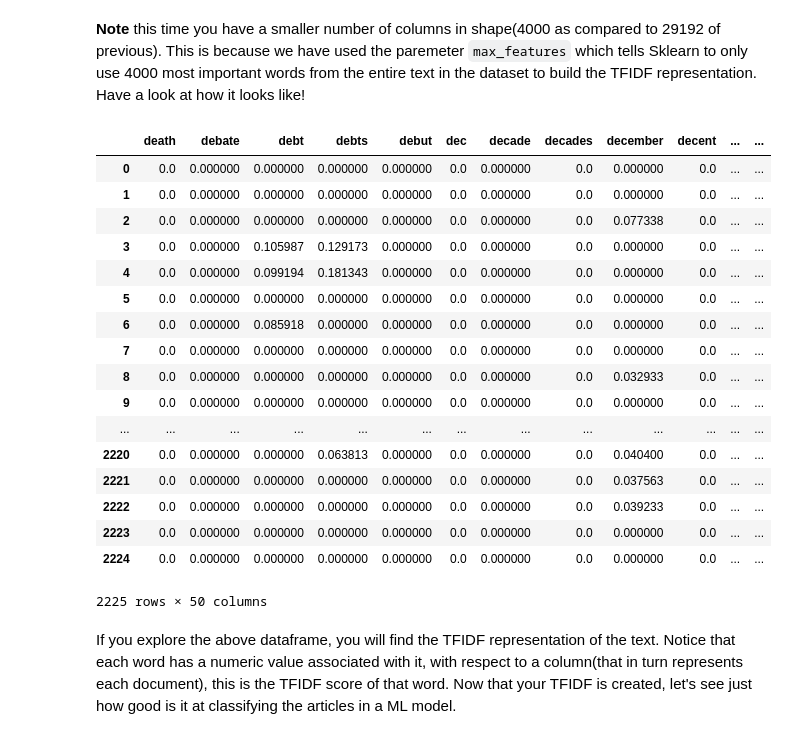
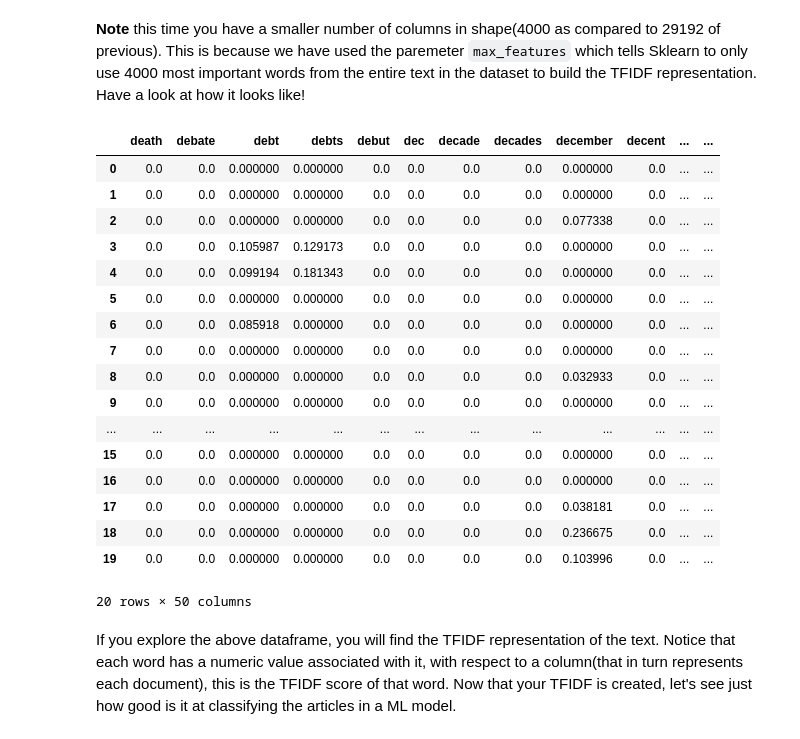
Before and after one commit to kunalj101/random-, a Jupyter notebook: Text Feature Engineering/code/BBC-WordVectors.ipynb, the cells around one changed output. Drawn from its saved outputs; the diff is of its cells as text; code cells hidden in the pictures.

```diff
--- a/Text Feature Engineering/code/BBC-WordVectors.ipynb
+++ b/Text Feature Engineering/code/BBC-WordVectors.ipynb
@@ -197,28 +198,28 @@ tfidf.shape
 # %%
 # create a dataframe from the TFIDF
 tfidf_df = pd.SparseDataFrame(tfidf, columns=vec.get_feature_names(), index=bbc_news.index, default_fill_value=0)
 
 # sample some data points
-tfidf_df.iloc[:, 1000:1050]
+tfidf_df.iloc[:20, 1000:1050]
 # %% [output]
 |  | death | debate | debt | debts | debut | dec | decade | decades | december | decent | ... | ... |
-| 0 | 0.0 | 0.000000 | 0.000000 | 0.000000 | 0.000000 | 0.0 | 0.000000 | 0.0 | 0.000000 | 0.0 | ... | ... |
-| 1 | 0.0 | 0.000000 | 0.000000 | 0.000000 | 0.000000 | 0.0 | 0.000000 | 0.0 | 0.000000 | 0.0 | ... | ... |
-| 2 | 0.0 | 0.000000 | 0.000000 | 0.000000 | 0.000000 | 0.0 | 0.000000 | 0.0 | 0.077338 | 0.0 | ... | ... |
-| 3 | 0.0 | 0.000000 | 0.105987 | 0.129173 | 0.000000 | 0.0 | 0.000000 | 0.0 | 0.000000 | 0.0 | ... | ... |
-| 4 | 0.0 | 0.000000 | 0.099194 | 0.181343 | 0.000000 | 0.0 | 0.000000 | 0.0 | 0.000000 | 0.0 | ... | ... |
-| 5 | 0.0 | 0.000000 | 0.000000 | 0.000000 | 0.000000 | 0.0 | 0.000000 | 0.0 | 0.000000 | 0.0 | ... | ... |
-| 6 | 0.0 | 0.000000 | 0.085918 | 0.000000 | 0.000000 | 0.0 | 0.000000 | 0.0 | 0.000000 | 0.0 | ... | ... |
-| 7 | 0.0 | 0.000000 | 0.000000 | 0.000000 | 0.000000 | 0.0 | 0.000000 | 0.0 | 0.000000 | 0.0 | ... | ... |
-| 8 | 0.0 | 0.000000 | 0.000000 | 0.000000 | 0.000000 | 0.0 | 0.000000 | 0.0 | 0.032933 | 0.0 | ... | ... |
-| 9 | 0.0 | 0.000000 | 0.000000 | 0.000000 | 0.000000 | 0.0 | 0.000000 | 0.0 | 0.000000 | 0.0 | ... | ... |
+| 0 | 0.0 | 0.0 | 0.000000 | 0.000000 | 0.0 | 0.0 | 0.0 | 0.0 | 0.000000 | 0.0 | ... | ... |
+| 1 | 0.0 | 0.0 | 0.000000 | 0.000000 | 0.0 | 0.0 | 0.0 | 0.0 | 0.000000 | 0.0 | ... | ... |
+| 2 | 0.0 | 0.0 | 0.000000 | 0.000000 | 0.0 | 0.0 | 0.0 | 0.0 | 0.077338 | 0.0 | ... | ... |
+| 3 | 0.0 | 0.0 | 0.105987 | 0.129173 | 0.0 | 0.0 | 0.0 | 0.0 | 0.000000 | 0.0 | ... | ... |
+| 4 | 0.0 | 0.0 | 0.099194 | 0.181343 | 0.0 | 0.0 | 0.0 | 0.0 | 0.000000 | 0.0 | ... | ... |
+| 5 | 0.0 | 0.0 | 0.000000 | 0.000000 | 0.0 | 0.0 | 0.0 | 0.0 | 0.000000 | 0.0 | ... | ... |
+| 6 | 0.0 | 0.0 | 0.085918 | 0.000000 | 0.0 | 0.0 | 0.0 | 0.0 | 0.000000 | 0.0 | ... | ... |
+| 7 | 0.0 | 0.0 | 0.000000 | 0.000000 | 0.0 | 0.0 | 0.0 | 0.0 | 0.000000 | 0.0 | ... | ... |
+| 8 | 0.0 | 0.0 | 0.000000 | 0.000000 | 0.0 | 0.0 | 0.0 | 0.0 | 0.032933 | 0.0 | ... | ... |
+| 9 | 0.0 | 0.0 | 0.000000 | 0.000000 | 0.0 | 0.0 | 0.0 | 0.0 | 0.000000 | 0.0 | ... | ... |
 | ... | ... | ... | ... | ... | ... | ... | ... | ... | ... | ... | ... | ... |
-| 2220 | 0.0 | 0.000000 | 0.000000 | 0.063813 | 0.000000 | 0.0 | 0.000000 | 0.0 | 0.040400 | 0.0 | ... | ... |
-| 2221 | 0.0 | 0.000000 | 0.000000 | 0.000000 | 0.000000 | 0.0 | 0.000000 | 0.0 | 0.037563 | 0.0 | ... | ... |
-| 2222 | 0.0 | 0.000000 | 0.000000 | 0.000000 | 0.000000 | 0.0 | 0.000000 | 0.0 | 0.039233 | 0.0 | ... | ... |
-| 2223 | 0.0 | 0.000000 | 0.000000 | 0.000000 | 0.000000 | 0.0 | 0.000000 | 0.0 | 0.000000 | 0.0 | ... | ... |
-| 2224 | 0.0 | 0.000000 | 0.000000 | 0.000000 | 0.000000 | 0.0 | 0.000000 | 0.0 | 0.000000 | 0.0 | ... | ... |
+| 15 | 0.0 | 0.0 | 0.000000 | 0.000000 | 0.0 | 0.0 | 0.0 | 0.0 | 0.000000 | 0.0 | ... | ... |
+| 16 | 0.0 | 0.0 | 0.000000 | 0.000000 | 0.0 | 0.0 | 0.0 | 0.0 | 0.000000 | 0.0 | ... | ... |
+| 17 | 0.0 | 0.0 | 0.000000 | 0.000000 | 0.0 | 0.0 | 0.0 | 0.0 | 0.038181 | 0.0 | ... | ... |
+| 18 | 0.0 | 0.0 | 0.000000 | 0.000000 | 0.0 | 0.0 | 0.0 | 0.0 | 0.236675 | 0.0 | ... | ... |
+| 19 | 0.0 | 0.0 | 0.000000 | 0.000000 | 0.0 | 0.0 | 0.0 | 0.0 | 0.103996 | 0.0 | ... | ... |
-2225 rows × 50 columns
+20 rows × 50 columns
 # %% [markdown]
 If you explore the above dataframe, you will find the TFIDF representation of the text. Notice that each word has a numeric value associated with it, with respect to a column(that in turn represents each document), this is the TFIDF score of that word. Now that your TFIDF is created, let's see just how good is it at classifying the articles in a ML model.
 # %%
```
Also changed, not shown: parts of 4 cells of this notebook.
